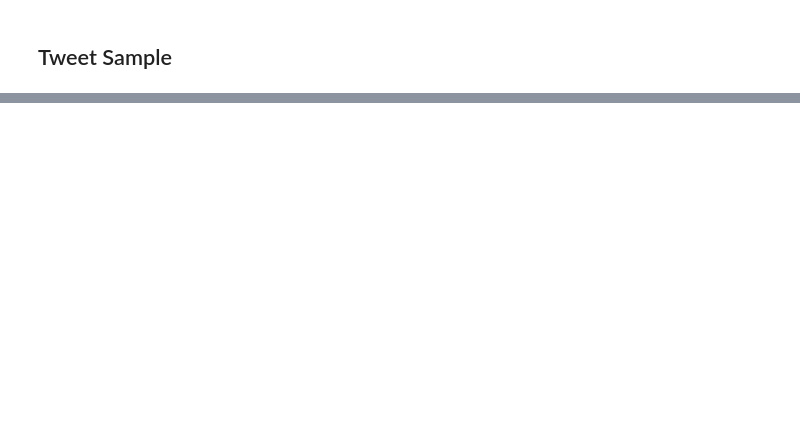
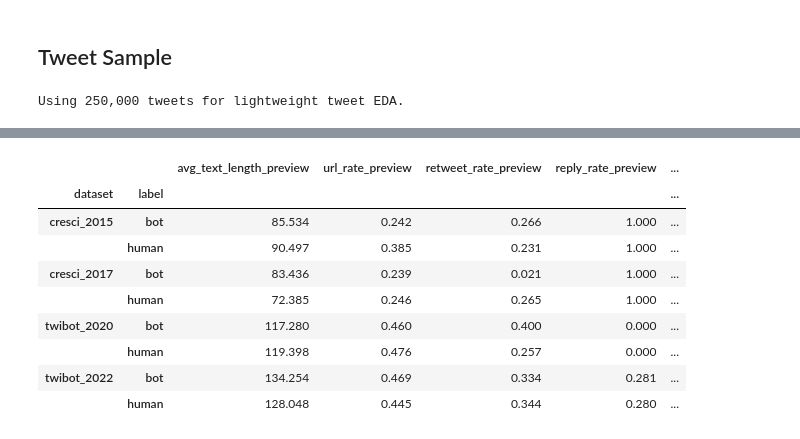
Before and after one commit to AhteshamAlvi/Twibot_Detection_Research, a Jupyter notebook: notebooks/01_eda.ipynb, the cells around one changed output, grey strips where cells are left out. Saved outputs shown, nothing was run; the diff lists cells and outputs as text; code cells hidden in the pictures; blank space fills up the shorter version.

```diff
--- a/notebooks/01_eda.ipynb
+++ b/notebooks/01_eda.ipynb
@@ -378,15 +445,18 @@ display(
 # %%
 TWEET_SAMPLE_SIZE = 250_000
 
-if len(tweets_all) > TWEET_SAMPLE_SIZE:
-    tweets_sample = tweets_all.sample(TWEET_SAMPLE_SIZE, random_state=42)
-else:
-    tweets_sample = tweets_all.copy()
+tweets_sample = con.execute(f"""
+    SELECT tweet_id, user_id, text, created_at, in_reply_to_user_id, dataset
+    FROM tweets_all
+    USING SAMPLE reservoir({TWEET_SAMPLE_SIZE} ROWS) REPEATABLE (42)
+""").df()
 
 tweets_sample["text"] = tweets_sample["text"].fillna("").astype(str)
 tweets_sample["text_length_preview"] = tweets_sample["text"].str.len()
 tweets_sample["has_url_preview"] = tweets_sample["text"].str.contains(r"http\S+", regex=True)
 tweets_sample["is_retweet_preview"] = tweets_sample["text"].str.startswith("RT @")
+tweets_sample["has_reply_preview"] = tweets_sample["in_reply_to_user_id"].notna() & \
+                                     (tweets_sample["in_reply_to_user_id"] != "")
 
 print(f"Using {len(tweets_sample):,} tweets for lightweight tweet EDA.")
 display(tweets_sample.head())
@@ -404,9 +474,12 @@ tweet_preview_summary = (
         avg_text_length_preview=("text_length_preview", "mean"),
         url_rate_preview=("has_url_preview", "mean"),
         retweet_rate_preview=("is_retweet_preview", "mean"),
+        reply_rate_preview=("has_reply_preview", "mean"),
         sampled_tweets=("text", "count"),
     )
     .round(3)
 )
 
 display(tweet_preview_summary)
+# %% [output]
+Using 250,000 tweets for lightweight tweet EDA.
@@ -412,0 +492,10 @@ display(tweet_preview_summary)
+|  |  | avg_text_length_preview | url_rate_preview | retweet_rate_preview | reply_rate_preview | ... |
+| dataset | label |  |  |  |  | ... |
+| cresci_2015 | bot | 85.534 | 0.242 | 0.266 | 1.000 | ... |
+|  | human | 90.497 | 0.385 | 0.231 | 1.000 | ... |
+| cresci_2017 | bot | 83.436 | 0.239 | 0.021 | 1.000 | ... |
+|  | human | 72.385 | 0.246 | 0.265 | 1.000 | ... |
+| twibot_2020 | bot | 117.280 | 0.460 | 0.400 | 0.000 | ... |
+|  | human | 119.398 | 0.476 | 0.257 | 0.000 | ... |
+| twibot_2022 | bot | 134.254 | 0.469 | 0.334 | 0.281 | ... |
+|  | human | 128.048 | 0.445 | 0.344 | 0.280 | ... |
```
Also changed, not shown: parts of 8 cells of this notebook, 8 other files.
